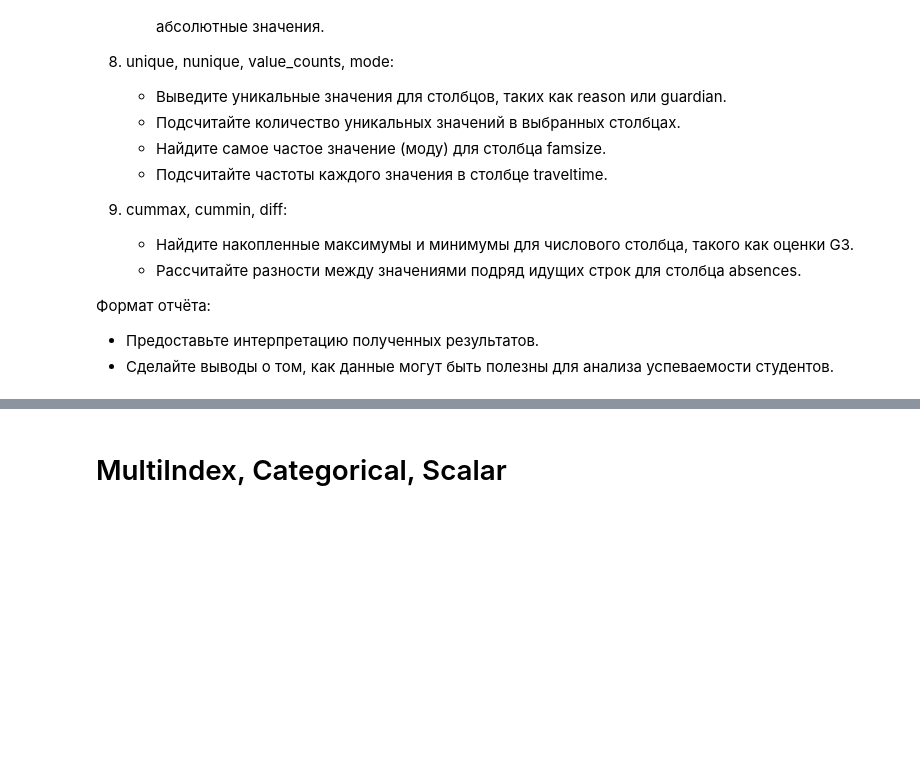
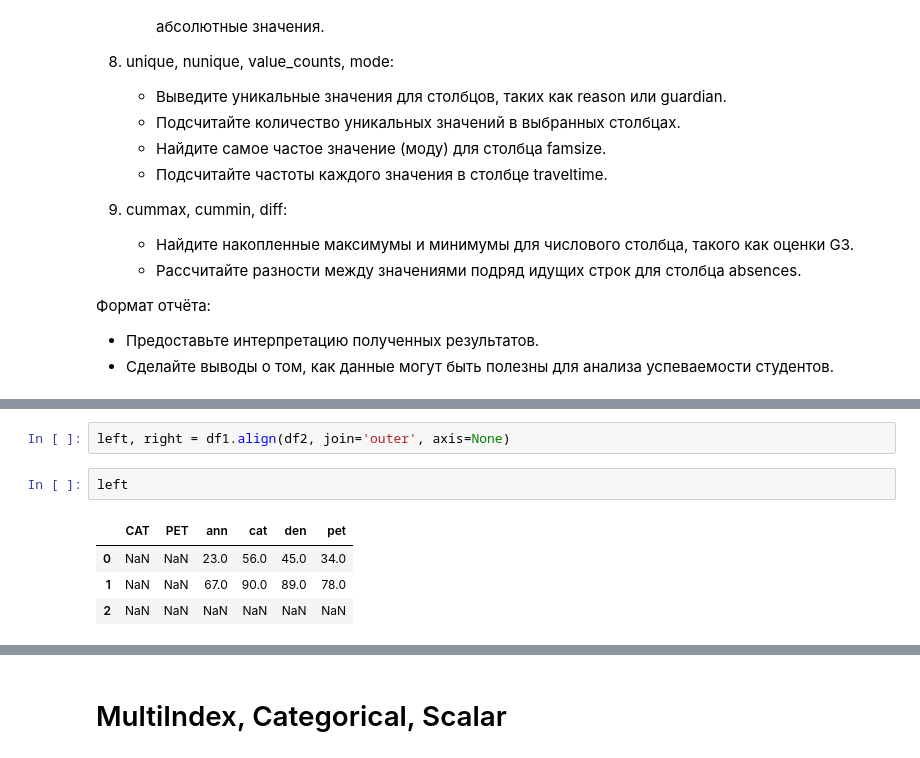
Before and after one commit to rgenius-ru/pandas_lessons, a Jupyter notebook: lessons/Pandas_for_Data_Engineering/part2_new.ipynb, the cells around one changed output, grey strips where cells are left out. Drawn from its saved outputs; the diff is of its cells as text; blank space fills up the shorter version.

```diff
--- a/lessons/Pandas_for_Data_Engineering/part2_new.ipynb
+++ b/lessons/Pandas_for_Data_Engineering/part2_new.ipynb
@@ -2977,0 +3098,9 @@ Name: count, dtype: int64
+# %%
+left, right = df1.align(df2, join='outer', axis=None)
+# %%
+left
+# %% [output]
+|  | CAT | PET | ann | cat | den | pet |
+| 0 | NaN | NaN | 23.0 | 56.0 | 45.0 | 34.0 |
+| 1 | NaN | NaN | 67.0 | 90.0 | 89.0 | 78.0 |
+| 2 | NaN | NaN | NaN | NaN | NaN | NaN |
```
Also changed, not shown: parts of 19 cells of this notebook.
